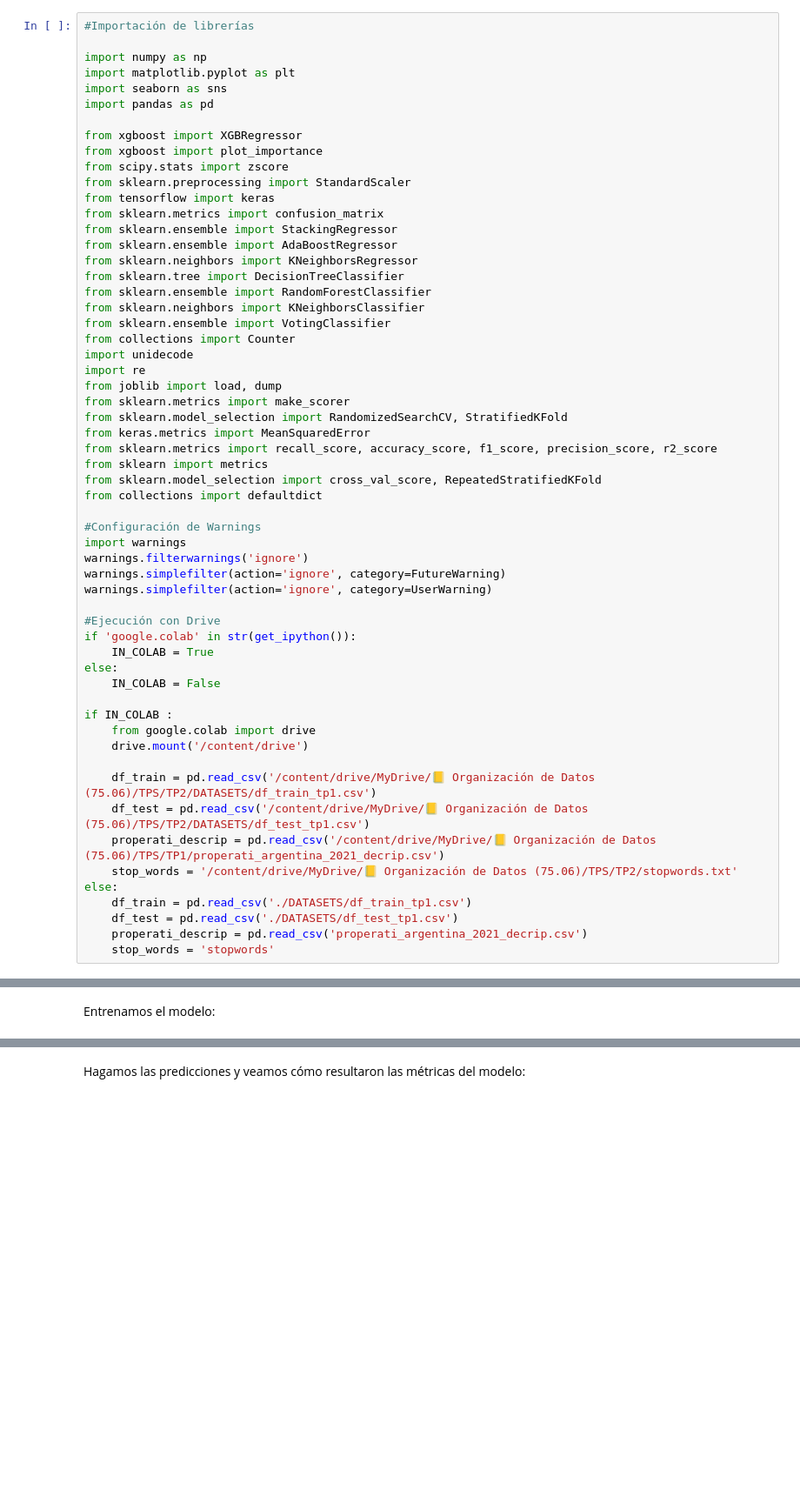
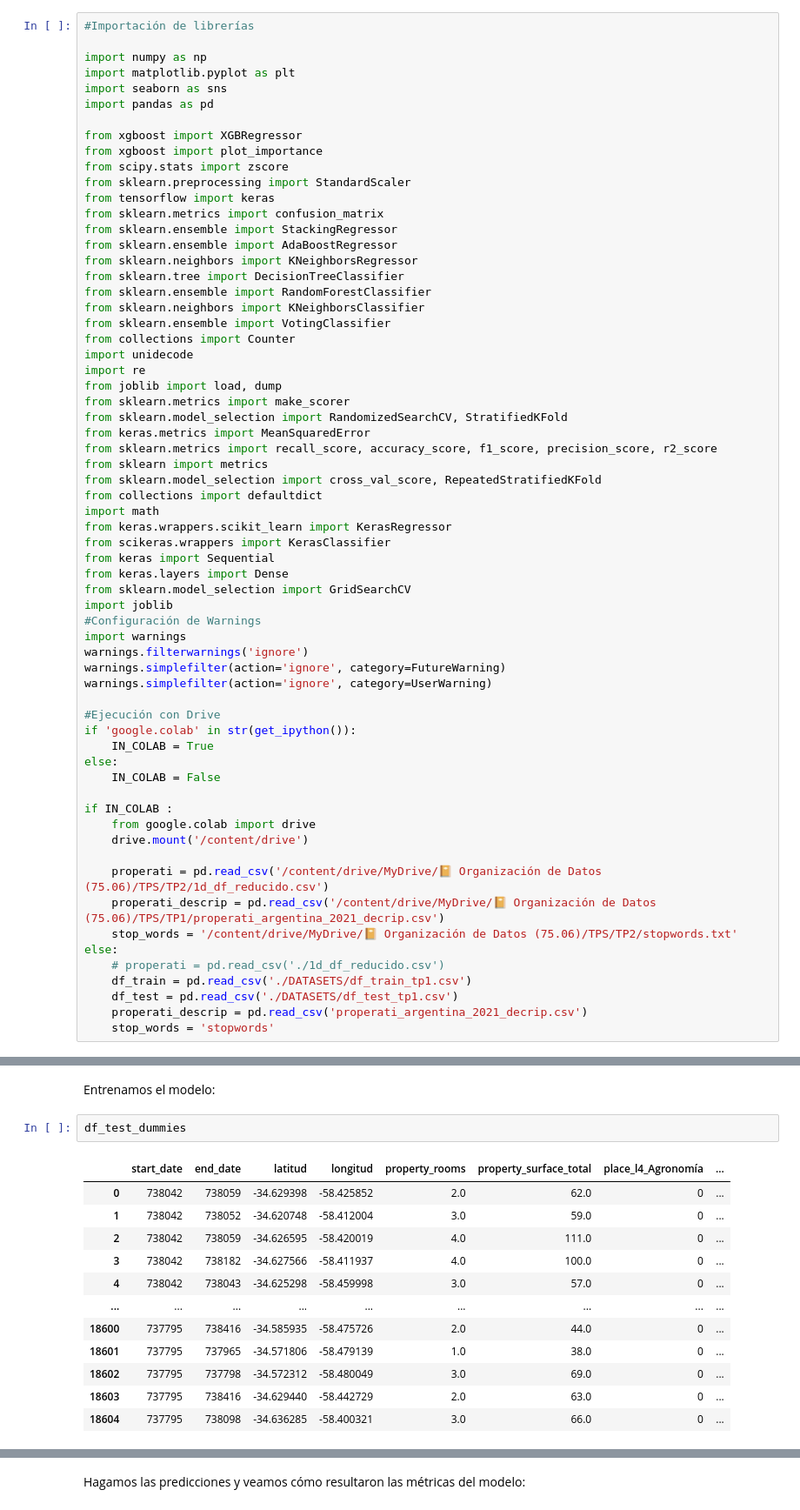
Before and after one commit to valencorrea/7506R-2C2022-GRUPO14-TP2, a Jupyter notebook: 7506R_TP2_GRUPO14_ENTREGA.ipynb, the cells around one changed output, grey strips where cells are left out. Shown at 87% size. Drawn from its saved outputs; the diff is of its cells as text; blank space fills up the shorter version.

```diff
--- a/7506R_TP2_GRUPO14_ENTREGA.ipynb
+++ b/7506R_TP2_GRUPO14_ENTREGA.ipynb
@@ -131,7 +159,13 @@ from sklearn.metrics import recall_score, accuracy_score, f1_score, precision_sc
 from sklearn import metrics
 from sklearn.model_selection import cross_val_score, RepeatedStratifiedKFold
 from collections import defaultdict
-
+import math
+from keras.wrappers.scikit_learn import KerasRegressor
+from scikeras.wrappers import KerasClassifier
+from keras import Sequential
+from keras.layers import Dense
+from sklearn.model_selection import GridSearchCV
+import joblib
 #Configuración de Warnings
 import warnings
 warnings.filterwarnings('ignore')
@@ -148,11 +182,11 @@ if IN_COLAB :
     from google.colab import drive
     drive.mount('/content/drive')
 
-    df_train = pd.read_csv('/content/drive/MyDrive/📒 Organización de Datos (75.06)/TPS/TP2/DATASETS/df_train_tp1.csv')
-    df_test = pd.read_csv('/content/drive/MyDrive/📒 Organización de Datos (75.06)/TPS/TP2/DATASETS/df_test_tp1.csv')
-    properati_descrip = pd.read_csv('/content/drive/MyDrive/📒 Organización de Datos (75.06)/TPS/TP1/properati_argentina_2021_decrip.csv')
-    stop_words = '/content/drive/MyDrive/📒 Organización de Datos (75.06)/TPS/TP2/stopwords.txt'
+    properati = pd.read_csv('/content/drive/MyDrive/📔 Organización de Datos (75.06)/TPS/TP2/1d_df_reducido.csv')
+    properati_descrip = pd.read_csv('/content/drive/MyDrive/📔 Organización de Datos (75.06)/TPS/TP1/properati_argentina_2021_decrip.csv')
+    stop_words = '/content/drive/MyDrive/📔 Organización de Datos (75.06)/TPS/TP2/stopwords.txt'
 else:
+    # properati = pd.read_csv('./1d_df_reducido.csv')
     df_train = pd.read_csv('./DATASETS/df_train_tp1.csv')
     df_test = pd.read_csv('./DATASETS/df_test_tp1.csv')
     properati_descrip = pd.read_csv('properati_argentina_2021_decrip.csv')
@@ -731,2 +774,17 @@ df_dummies.head(5)
 # %% [markdown]
 Entrenamos el modelo:
+# %%
+df_test_dummies
+# %% [output]
+|  | start_date | end_date | latitud | longitud | property_rooms | property_surface_total | place_l4_Agronomía | ... |
+| 0 | 738042 | 738059 | -34.629398 | -58.425852 | 2.0 | 62.0 | 0 | ... |
+| 1 | 738042 | 738052 | -34.620748 | -58.412004 | 3.0 | 59.0 | 0 | ... |
+| 2 | 738042 | 738059 | -34.626595 | -58.420019 | 4.0 | 111.0 | 0 | ... |
+| 3 | 738042 | 738182 | -34.627566 | -58.411937 | 4.0 | 100.0 | 0 | ... |
+| 4 | 738042 | 738043 | -34.625298 | -58.459998 | 3.0 | 57.0 | 0 | ... |
+| ... | ... | ... | ... | ... | ... | ... | ... | ... |
+| 18600 | 737795 | 738416 | -34.585935 | -58.475726 | 2.0 | 44.0 | 0 | ... |
+| 18601 | 737795 | 737965 | -34.571806 | -58.479139 | 1.0 | 38.0 | 0 | ... |
+| 18602 | 737795 | 737798 | -34.572312 | -58.480049 | 3.0 | 69.0 | 0 | ... |
+| 18603 | 737795 | 738416 | -34.629440 | -58.442729 | 2.0 | 63.0 | 0 | ... |
+| 18604 | 737795 | 738098 | -34.636285 | -58.400321 | 3.0 | 66.0 | 0 | ... |
```
Also changed, not shown: parts of 126 cells of this notebook.
